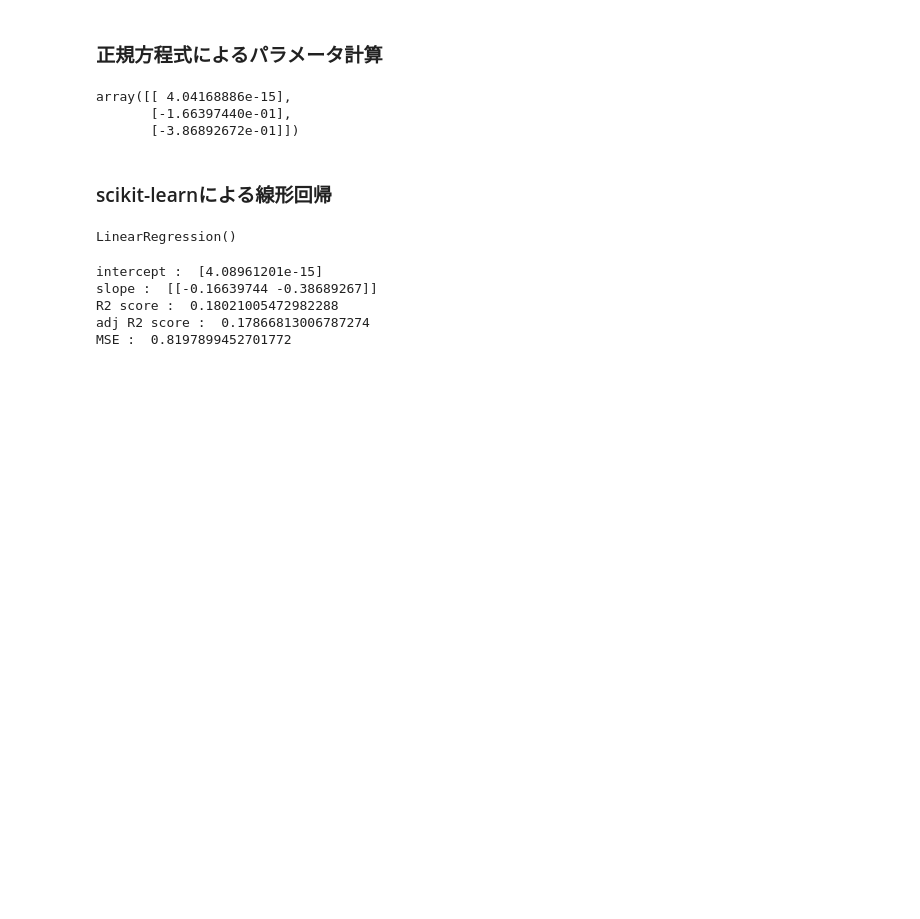
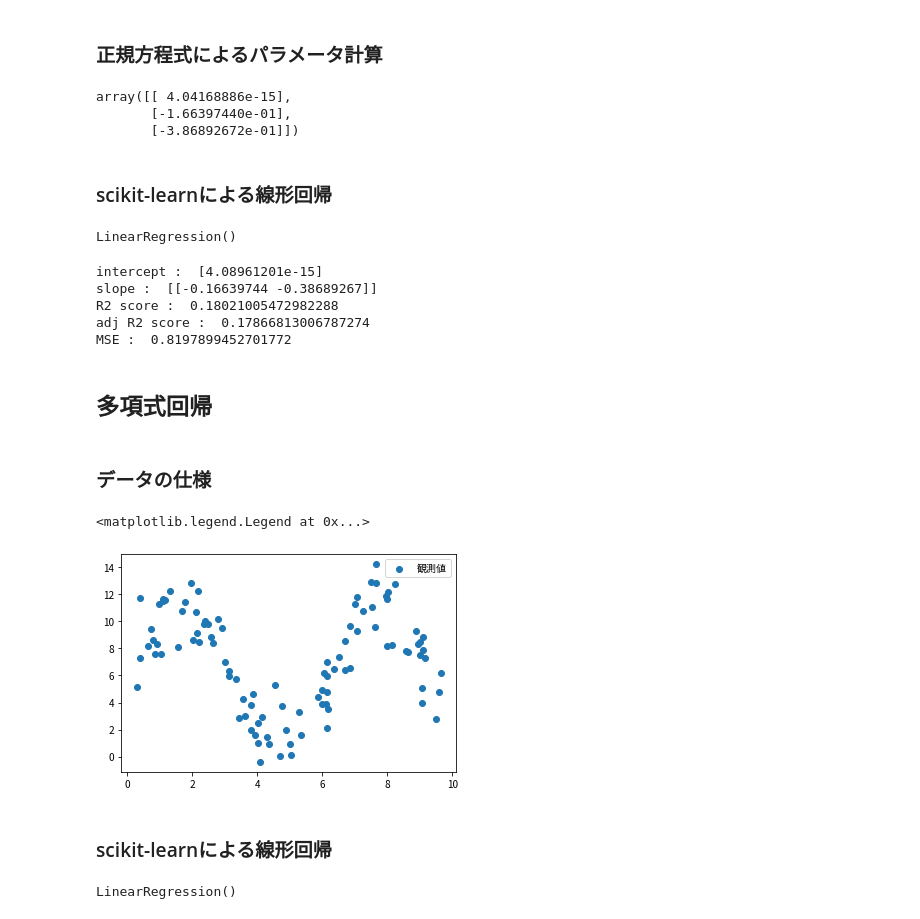
Before and after one commit to chama0623/MachineLearning, a Jupyter notebook: MachineLearning/LinearRegression.ipynb, the cells around one changed output. Saved outputs shown, nothing was run; the diff lists cells and outputs as text; code cells hidden in the pictures; blank space fills up the shorter version.

```diff
--- a/MachineLearning/LinearRegression.ipynb
+++ b/MachineLearning/LinearRegression.ipynb
@@ -202,3 +202,31 @@ slope :  [[-0.16639744 -0.38689267]]
 R2 score :  0.18021005472982288
 adj R2 score :  0.17866813006787274
 MSE :  0.8197899452701772
+# %% [markdown]
+## 多項式回帰
+# %% [markdown]
+### データの仕様
+# %%
+df = pd.read_csv("data2.csv")
+
+plt.figure(facecolor='white')
+plt.scatter(df["x"],df["y"],label='観測値')
+plt.legend()
+# %% [output]
+<matplotlib.legend.Legend at 0x...>
+[figure, added]
+# %% [markdown]
+### scikit-learnによる線形回帰
+# %%
+from sklearn.preprocessing import PolynomialFeatures
+
+X = df["x"].to_numpy().reshape(-1,1)
+y = df["y"].to_numpy().reshape(-1,1)
+
+poly_features = PolynomialFeatures(degree=4,include_bias=False)
+X_poly = poly_features.fit_transform(X)
+
+model = LinearRegression()
+model.fit(X_poly,y)
+# %% [output]
+LinearRegression()
```
Also changed, not shown: parts of 31 cells of this notebook, 5 other files.
